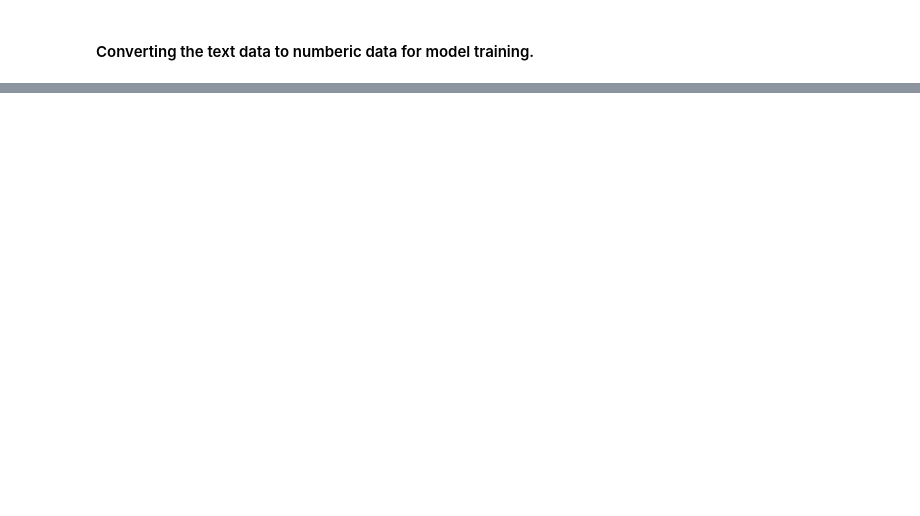
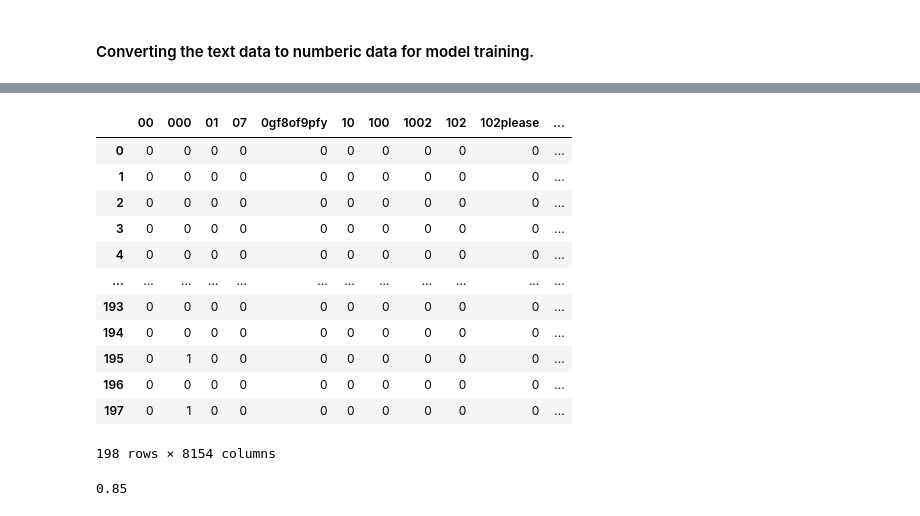
Before and after one commit to Pavan-AIML/NLP_based_REAL-Fake_new_classifier., a Jupyter notebook: code.ipynb, the cells around one changed output, grey strips where cells are left out. Cells and saved outputs as stored; diff of their text form; code cells hidden in the pictures; blank space fills up the shorter version.

```diff
--- a/code.ipynb
+++ b/code.ipynb
@@ -729,2 +746,18 @@ countvec_fit[0].shape
 # %%
 bag_of_words = pd.DataFrame(countvec_fit.toarray(), columns = countvec.get_feature_names_out())
+# %%
+bag_of_words
+# %% [output]
+|  | 00 | 000 | 01 | 07 | 0gf8of9pfy | 10 | 100 | 1002 | 102 | 102please | ... |
+| 0 | 0 | 0 | 0 | 0 | 0 | 0 | 0 | 0 | 0 | 0 | ... |
+| 1 | 0 | 0 | 0 | 0 | 0 | 0 | 0 | 0 | 0 | 0 | ... |
+| 2 | 0 | 0 | 0 | 0 | 0 | 0 | 0 | 0 | 0 | 0 | ... |
+| 3 | 0 | 0 | 0 | 0 | 0 | 0 | 0 | 0 | 0 | 0 | ... |
+| 4 | 0 | 0 | 0 | 0 | 0 | 0 | 0 | 0 | 0 | 0 | ... |
+| ... | ... | ... | ... | ... | ... | ... | ... | ... | ... | ... | ... |
+| 193 | 0 | 0 | 0 | 0 | 0 | 0 | 0 | 0 | 0 | 0 | ... |
+| 194 | 0 | 0 | 0 | 0 | 0 | 0 | 0 | 0 | 0 | 0 | ... |
+| 195 | 0 | 1 | 0 | 0 | 0 | 0 | 0 | 0 | 0 | 0 | ... |
+| 196 | 0 | 0 | 0 | 0 | 0 | 0 | 0 | 0 | 0 | 0 | ... |
+| 197 | 0 | 1 | 0 | 0 | 0 | 0 | 0 | 0 | 0 | 0 | ... |
+198 rows × 8154 columns
@@ -730,0 +770,4 @@ bag_of_words = pd.DataFrame(countvec_fit.toarray(), columns = countvec.get_featu
+# %%
+accuracy_score(y_pred_lr,Y_test )
+# %% [output]
+0.85
```
Also changed, not shown: parts of 11 cells of this notebook.
